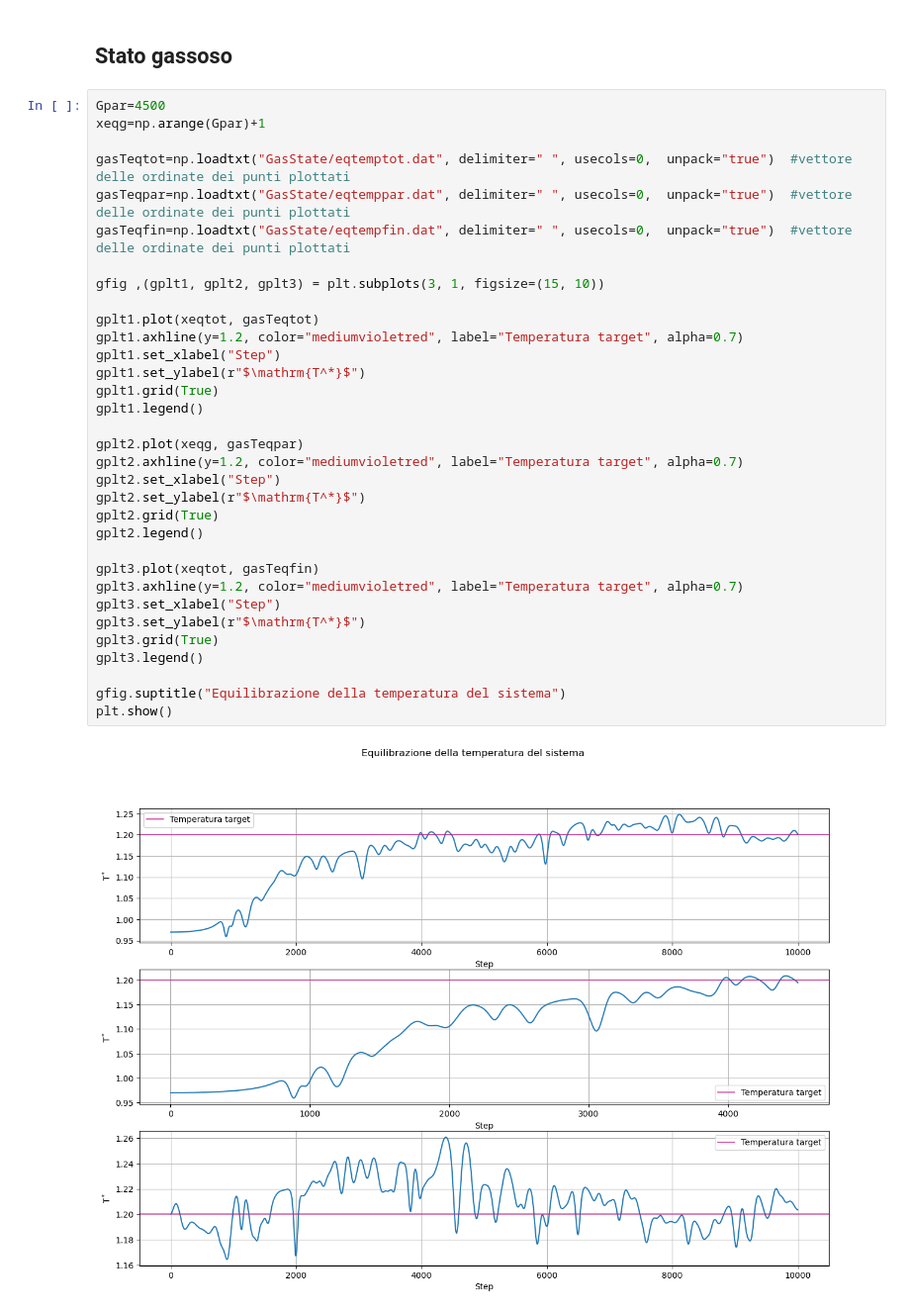
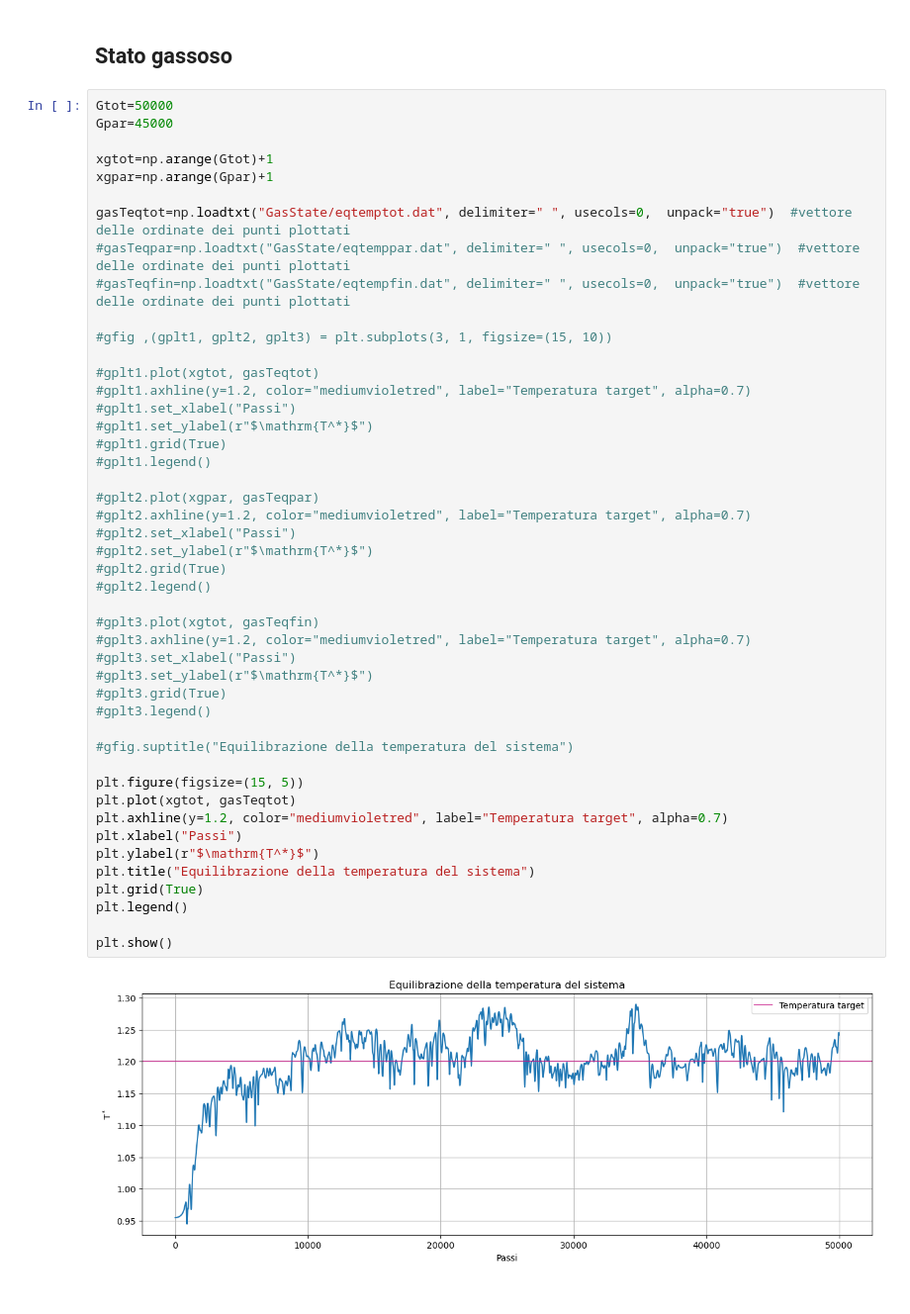
Before and after one commit to angela-bonato/LaboratorioSimulazioneNumerica, a Jupyter notebook: Esercitazione4/Esercitazione4.ipynb, the cells around one changed output. Shown at 99% size. Saved outputs shown, nothing was run; the diff lists cells and outputs as text.

```diff
--- a/Esercitazione4/Esercitazione4.ipynb
+++ b/Esercitazione4/Esercitazione4.ipynb
@@ -195,40 +195,53 @@ plt.show()
 # %% [markdown]
 ## Stato gassoso
 # %%
-Gpar=4500
-xeqg=np.arange(Gpar)+1
+Gtot=50000
+Gpar=45000
+
+xgtot=np.arange(Gtot)+1
+xgpar=np.arange(Gpar)+1
 
 gasTeqtot=np.loadtxt("GasState/eqtemptot.dat", delimiter=" ", usecols=0,  unpack="true")  #vettore delle ordinate dei punti plottati
-gasTeqpar=np.loadtxt("GasState/eqtemppar.dat", delimiter=" ", usecols=0,  unpack="true")  #vettore delle ordinate dei punti plottati
-gasTeqfin=np.loadtxt("GasState/eqtempfin.dat", delimiter=" ", usecols=0,  unpack="true")  #vettore delle ordinate dei punti plottati
+#gasTeqpar=np.loadtxt("GasState/eqtemppar.dat", delimiter=" ", usecols=0,  unpack="true")  #vettore delle ordinate dei punti plottati
+#gasTeqfin=np.loadtxt("GasState/eqtempfin.dat", delimiter=" ", usecols=0,  unpack="true")  #vettore delle ordinate dei punti plottati
 
-gfig ,(gplt1, gplt2, gplt3) = plt.subplots(3, 1, figsize=(15, 10))
+#gfig ,(gplt1, gplt2, gplt3) = plt.subplots(3, 1, figsize=(15, 10))
 
-gplt1.plot(xeqtot, gasTeqtot)
-gplt1.axhline(y=1.2, color="mediumvioletred", label="Temperatura target", alpha=0.7)
-gplt1.set_xlabel("Step")
-gplt1.set_ylabel(r"$\mathrm{T^*}$")
-gplt1.grid(True)
-gplt1.legend()
+#gplt1.plot(xgtot, gasTeqtot)
+#gplt1.axhline(y=1.2, color="mediumvioletred", label="Temperatura target", alpha=0.7)
+#gplt1.set_xlabel("Passi")
+#gplt1.set_ylabel(r"$\mathrm{T^*}$")
+#gplt1.grid(True)
+#gplt1.legend()
 
-gplt2.plot(xeqg, gasTeqpar)
-gplt2.axhline(y=1.2, color="mediumvioletred", label="Temperatura target", alpha=0.7)
-gplt2.set_xlabel("Step")
-gplt2.set_ylabel(r"$\mathrm{T^*}$")
-gplt2.grid(True)
-gplt2.legend()
+#gplt2.plot(xgpar, gasTeqpar)
+#gplt2.axhline(y=1.2, color="mediumvioletred", label="Temperatura target", alpha=0.7)
+#gplt2.set_xlabel("Passi")
+#gplt2.set_ylabel(r"$\mathrm{T^*}$")
+#gplt2.grid(True)
+#gplt2.legend()
 
-gplt3.plot(xeqtot, gasTeqfin)
-gplt3.axhline(y=1.2, color="mediumvioletred", label="Temperatura target", alpha=0.7)
-gplt3.set_xlabel("Step")
-gplt3.set_ylabel(r"$\mathrm{T^*}$")
-gplt3.grid(True)
-gplt3.legend()
+#gplt3.plot(xgtot, gasTeqfin)
+#gplt3.axhline(y=1.2, color="mediumvioletred", label="Temperatura target", alpha=0.7)
+#gplt3.set_xlabel("Passi")
+#gplt3.set_ylabel(r"$\mathrm{T^*}$")
+#gplt3.grid(True)
+#gplt3.legend()
 
-gfig.suptitle("Equilibrazione della temperatura del sistema")
+#gfig.suptitle("Equilibrazione della temperatura del sistema")
+
+plt.figure(figsize=(15, 5))
+plt.plot(xgtot, gasTeqtot)
+plt.axhline(y=1.2, color="mediumvioletred", label="Temperatura target", alpha=0.7)
+plt.xlabel("Passi")
+plt.ylabel(r"$\mathrm{T^*}$")
+plt.title("Equilibrazione della temperatura del sistema")
+plt.grid(True)
+plt.legend()
+
 plt.show()
 # %% [output]
-[figure, old version]
+[figure, new version]
 # %%
 gasTemps, gasTempErrs=np.loadtxt("GasState/temperature.dat", usecols=(2, 3),  unpack="true")  #vettore delle ordinate dei punti plottati
 gasPress, gasPresErrs=np.loadtxt("GasState/pressure.dat", usecols=(2, 3),  unpack="true")  #vettore delle ordinate dei punti plottati
```
Also changed, not shown: parts of 6 cells of this notebook, 22 other files.
